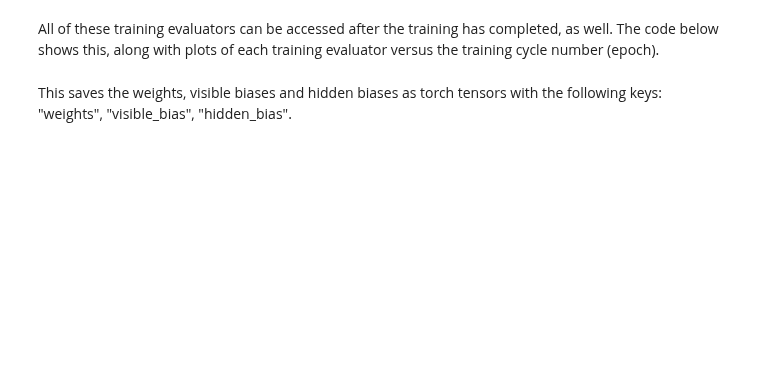
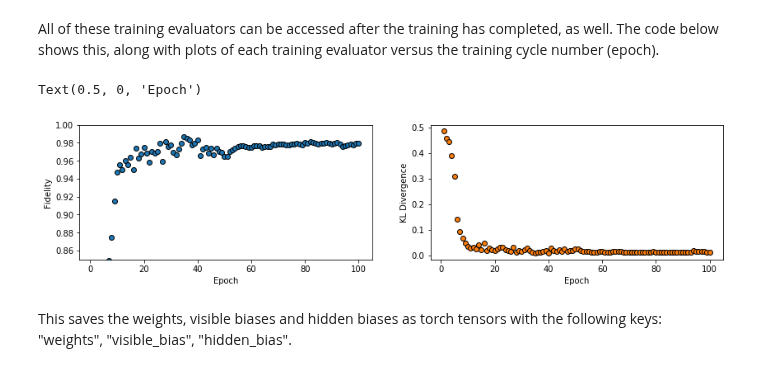
Before and after one commit to PIQuIL/QuCumber, a Jupyter notebook: examples/Tutorial5_TrainDensityMatrix/tutorial_density_matrix.ipynb, the cells around one changed output. Drawn from its saved outputs; the diff is of its cells as text; code cells hidden in the pictures; blank space fills up the shorter version.

```diff
--- a/examples/Tutorial5_TrainDensityMatrix/tutorial_density_matrix.ipynb
+++ b/examples/Tutorial5_TrainDensityMatrix/tutorial_density_matrix.ipynb
@@ -116,9 +116,11 @@ Now the hyperparameters of the training process can be specified.
 # %%
-epochs = 250
+epochs = 100
 pbs = 10  # pos_batch_size
 nbs = 10  # neg_batch_size
-lr = 5
+lr = 10
 k = 10
+lr_drop_epoch = 50
+lr_drop_factor = 0.1
 # %% [markdown]
 For evaluating the training in real time, the `MetricEvaluator` will be called to calculate the training evaluators every `period` epochs. The `MetricEvaluator` requires the following arguments.
 
@@ -150,8 +152,8 @@ callbacks = [
     MetricEvaluator(
         period,
         {
-            "Density Matrix Fidelity": ts.density_matrix_fidelity,
-            "Density Matrix KL": ts.density_matrix_KL,
+            "Fidelity": ts.density_matrix_fidelity,
+            "KL": ts.density_matrix_KL,
             # "Partition Function": partition
         },
         target=true_matrix,
@@ -211,44 +204,30 @@ print(nn_state.rbm_ph.aux_bias)
 # %% [markdown]
 All of these training evaluators can be accessed after the training has completed, as well. The code below shows this, along with plots of each training evaluator versus the training cycle number (epoch).
 # %%
-fidelities = callbacks[0]["Density Matrix Fidelity"]
-KLs = callbacks[0]["Density Matrix KL"]
+fidelities = callbacks[0]["Fidelity"]
+KLs = callbacks[0]["KL"]
 epoch = np.arange(period, epochs + 1, period)
-# %%
-# Some parameters to make the plots look nice
-
-"""params = {
-text.usetex: True,
-font.family: serif,
-legend.fontsize: 14,
-figure.figsize: (10, 3),
-axes.labelsize: 16,
-xtick.labelsize: 14,
-ytick.labelsize: 14,
-lines.linewidth: 2,
-lines.markeredgewidth: 0.8,
-lines.markersize: 5,
-lines.marker: o,
-patch.edgecolor: black,
-},
-plt.rcParams.update(params),
-plt.style.use(seaborn-deep)"""
 # %%
-fig, axs = plt.subplots(nrows=1, ncols=3, figsize=(14, 3))
+fig, axs = plt.subplots(nrows=1, ncols=2, figsize=(14, 3))
 ax = axs[0]
 ax.plot(epoch, fidelities, "o", color="C0", markeredgecolor="black")
 ax.set_ylabel(r"Fidelity")
 ax.set_xlabel(r"Epoch")
+ax.set_ylim(0.85, 1.00)
+
 
 ax = axs[1]
 ax.plot(epoch, KLs, "o", color="C1", markeredgecolor="black")
 ax.set_ylabel(r"KL Divergence")
 ax.set_xlabel(r"Epoch")
 
 # ax = axs[2]
 # ax.plot(epoch, partition, "o", color="C2", markeredgecolor="black")
-# ax.set_ylabel(r"$\vert\alpha\vert$")
+# ax.set_ylabel(r"$Z_{\lambda}$")
 # ax.set_xlabel(r"Epoch")
+# %% [output]
+Text(0.5, 0, 'Epoch')
+[figure, added]
 # %% [markdown]
 This saves the weights, visible biases and hidden biases as torch tensors with the following keys: "weights", "visible_bias", "hidden_bias".
 # %%
```
Also changed, not shown: parts of 12 cells of this notebook, 15 other files.
